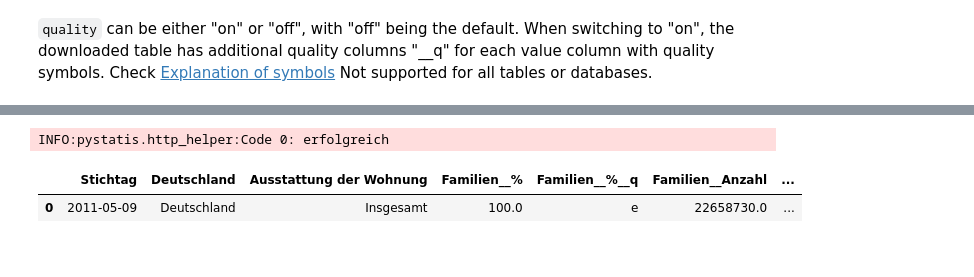
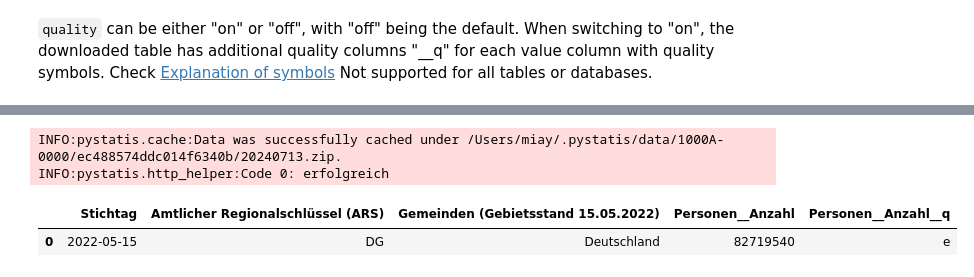
Before and after one commit to CorrelAid/pystatis, a Jupyter notebook: nb/01_table.ipynb, the cells around one changed output, grey strips where cells are left out. Drawn from its saved outputs; the diff is of its cells as text; code cells hidden in the pictures.

```diff
--- a/nb/01_table.ipynb
+++ b/nb/01_table.ipynb
@@ -425,10 +424,11 @@ INFO:pystatis.http_helper:Code 0: erfolgreich
 |  | Jahr | Amtlicher Gemeindeschlüssel (AGS) | Kreise und kreisfreie Städte | Art der Lebensform | Lebensformen_am_Hauptwohnort__1000 |
 | 0 | 2019 | DG | Deutschland | Insgesamt | 42059.0 |
 # %%
-t = Table("6000F-1007")
-t.get_data(quality="on")  # not supported, ignored
+t = Table("1000A-0000")
+t.get_data(quality="on")
 t.data.head(1)
 # %% [output]
+INFO:pystatis.cache:Data was successfully cached under /Users/miay/.pystatis/data/1000A-0000/ec488574ddc014f6340b/20240713.zip.
 INFO:pystatis.http_helper:Code 0: erfolgreich
-|  | Stichtag | Deutschland | Ausstattung der Wohnung | Familien__% | Familien__%__q | Familien__Anzahl | ... |
-| 0 | 2011-05-09 | Deutschland | Insgesamt | 100.0 | e | 22658730.0 | ... |
+|  | Stichtag | Amtlicher Regionalschlüssel (ARS) | Gemeinden (Gebietsstand 15.05.2022) | Personen__Anzahl | Personen__Anzahl__q |
+| 0 | 2022-05-15 | DG | Deutschland | 82719540 | e |
```
Also changed, not shown: parts of 13 cells of this notebook.
